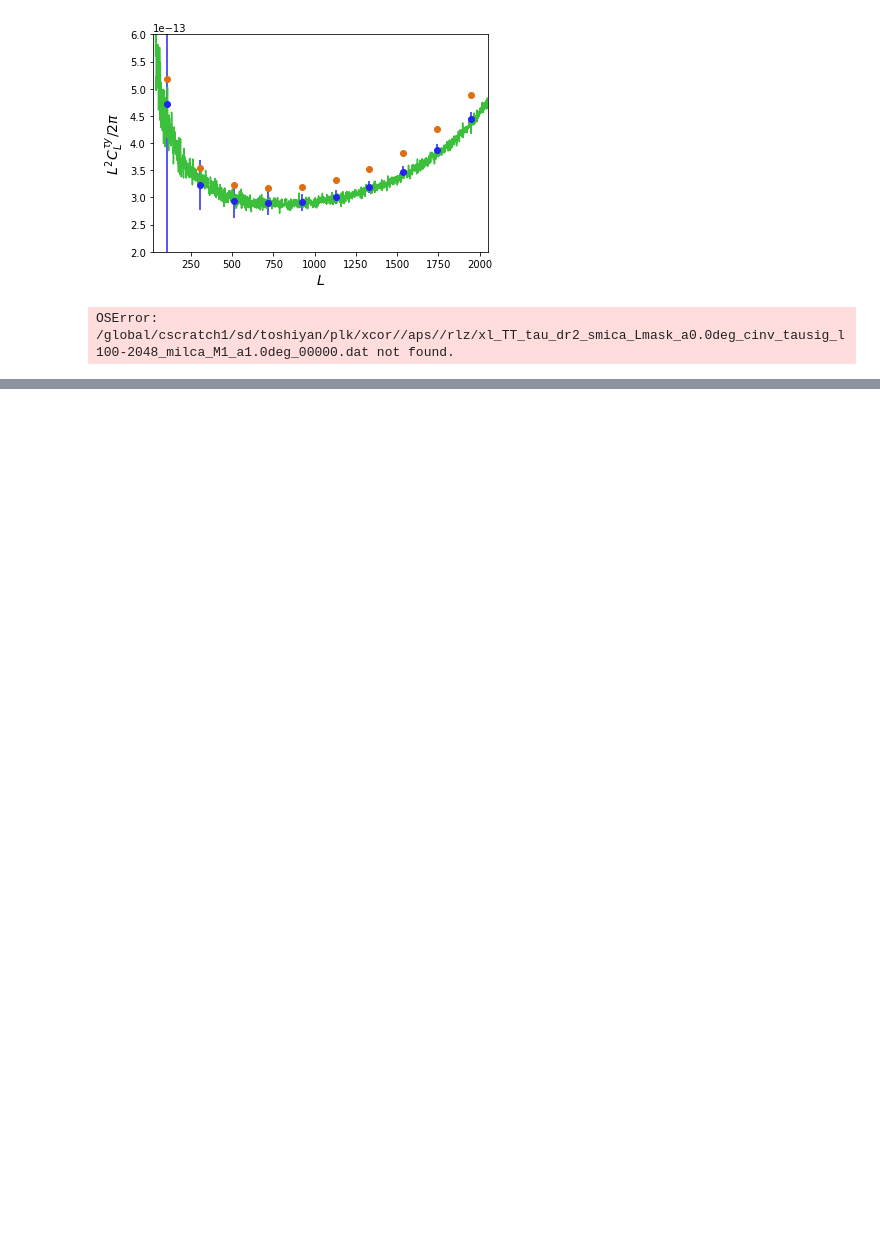
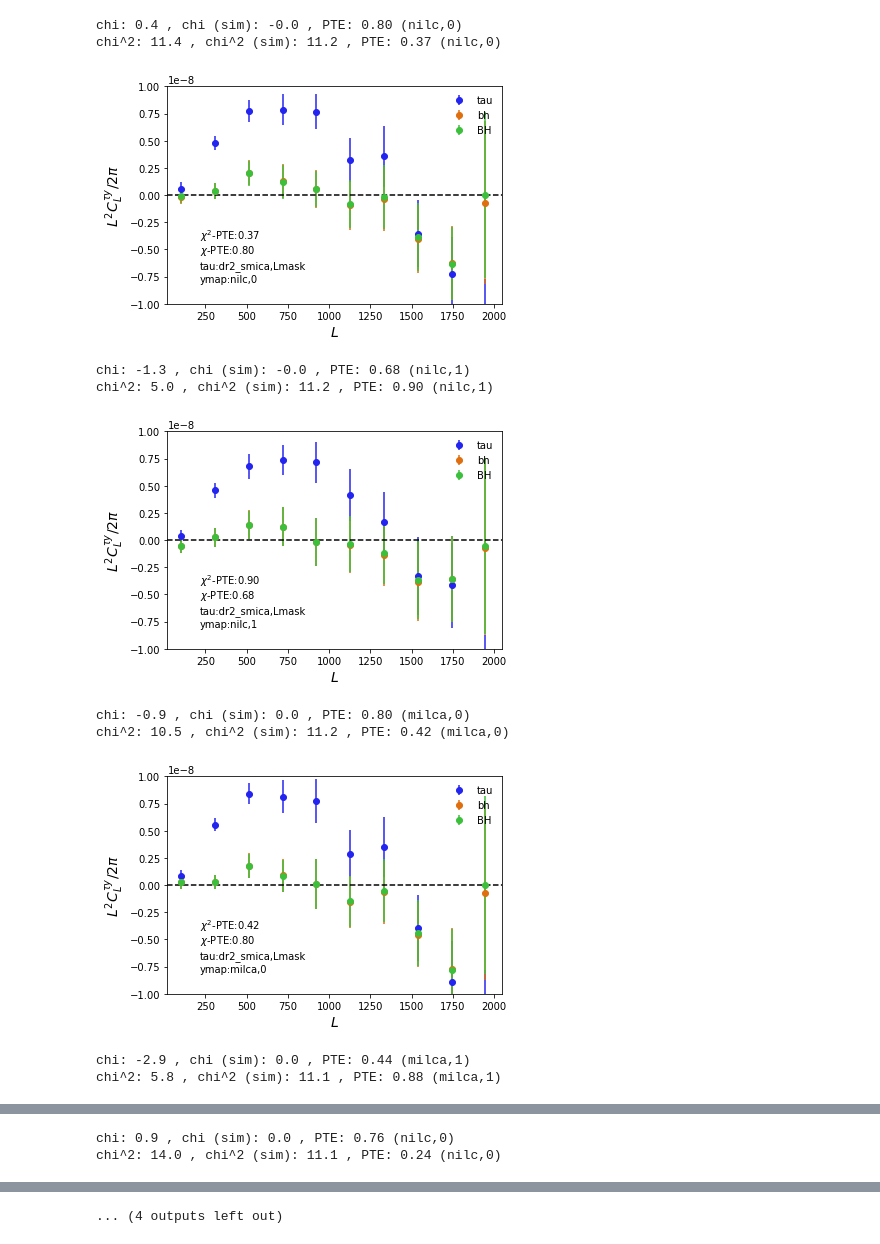
Before and after one commit to toshiyan/planck-tauxy, a Jupyter notebook: check_xcor.ipynb, the cells around one changed output, grey strips where cells are left out. Saved outputs shown, nothing was run; the diff lists cells and outputs as text; code cells hidden in the pictures; blank space fills up the shorter version.

```diff
--- a/check_xcor.ipynb
+++ b/check_xcor.ipynb
@@ -3,3 +3,24 @@ import numpy as np, curvedsky, prjlib, plottools as pl, tools_y, binning as bn,
 from matplotlib.pyplot import *
+# %%
+def plots(fltr,ytype,mtype,mb,dtype,cmask,form='{:.2f}'):
+    s = mb.bc**2/2/np.pi
+    p = prjlib.init_analysis(dtype=dtype,fltr=fltr,wtype=cmask)
+    qtau, qlen, qsrc, qtbh, qtBH = tools_qrec.init_quad(p.ids,p.stag,rlmin=100,rlmax=2048)
+    cy = tools_y.init_compy(p.ids,masktype=mtype,ytype=ytype,ascale=1.0)
+    fxtau = tools_y.init_cross(qtau,cy,p.ids,p.stag)
+    fxtbh = tools_y.init_cross(qtbh,cy,p.ids,'bh_'+p.stag)
+    fxtBH = tools_y.init_cross(qtBH,cy,p.ids,'BH_'+p.stag)
+    pl.plot_1dstyle(ymin=-1e-8,ymax=1e-8,ylab=r'$L^2C_L^{\tau y}/2\pi$')
+    for xobj, Lab in [(fxtau,'tau'),(fxtbh,'bh'),(fxtBH,'BH')]:
+        mcb, vcb, scb, ocb = bn.binned_spec(mb,xobj.xl,cn=1)
+        errorbar(mb.bc,s*ocb,yerr=s*vcb,fmt='o',label=Lab)
+    axhline(0.,color='k',ls='--')
+    st = ana.PTEs(ocb,scb,comment=ytype+','+str(mtype),x1pte=True)
+    figtext(.2,.20,'ymap:'+ytype+','+str(mtype))
+    figtext(.2,.25,'tau:'+dtype+','+str(cmask))
+    figtext(.2,.30,r'$\chi$-PTE:'+str(form.format(st.px1)))
+    figtext(.2,.35,r'$\chi^2$-PTE:'+str(form.format(st.px2)))
+    legend()
+    show()
 # %%
 mb = bn.multipole_binning(10,lmin=1,lmax=2048)
@@ -7,10 +26,0 @@ s = mb.bc**2/2/np.pi
-# %%
-fxtau, fxtbh, fxtBH = {}, {}, {}
-for fltr in ['none','cinv']:
-    for ascale in [1.0,0.0]:
-        p = prjlib.init_analysis(fltr=fltr,wtype='Lmask',tausig=True)
-        qtau, qlen, qsrc, qtbh, qtBH = tools_qrec.init_quad(p.ids,p.stag,rlmin=100,rlmax=2048)
-        cy = tools_y.init_compy(p.ids,masktype=0,ytype='milca',ascale=ascale)
-        fxtau[fltr,str(ascale)] = tools_y.init_cross(qtau,cy,p.ids,p.stag)
-        fxtbh[fltr,str(ascale)] = tools_y.init_cross(qtbh,cy,p.ids,'bh_'+p.stag)
-        fxtBH[fltr,str(ascale)] = tools_y.init_cross(qtBH,cy,p.ids,'BH_'+p.stag)
@@ -29,23 +26,0 @@ legend()
-# %%
-#for xobj in [fxtau['cinv','1.0'],fxtbh['cinv','1.0'],fxtBH['cinv','1.0']]:
-cltt = prjlib.tau_spec(2048)
-clty = np.sqrt(y0*cltt)*.9
-for xobj in [fxtBH['none','1.0']]:
-    mcb, vcb, scb = bn.binned_spec(mb,xobj.xl[:101],cn=1,doreal=False)
-    pl.plot_1dstyle(ymin=2e-13,ymax=6e-13,ylab=r'$L^2C_L^{\tau y}/2\pi$')
-    errorbar(mb.bc,mcb,yerr=vcb,fmt='o')
-    errorbar(mb.bc,mcb*1.1,fmt='o')
-    plot(clty)
-    axhline(0.,color='k',ls='--')
-    show()
-# %% [output]
-[figure, removed]
-# %%
-for xobj in [fxtau['cinv','1.0'],fxtbh['cinv','1.0'],fxtBH['cinv','1.0']]:
-    mcb, vcb, scb, ocb = bn.binned_spec(mb,xobj.xl,cn=1)
-    pl.plot_1dstyle(ymin=-8e-9,ymax=8e-9,ylab=r'$L^2C_L^{\tau y}/2\pi$')
-    errorbar(mb.bc,s*(ocb-mcb),yerr=s*vcb,fmt='o')
-    axhline(0.,color='k',ls='--')
-    show()
-# %% [output]
-OSError: /global/cscratch1/sd/toshiyan/plk/xcor//aps//rlz/xl_TT_tau_dr2_smica_Lmask_a0.0deg_cinv_tausig_l100-2048_milca_M1_a1.0deg_00000.dat not found.
@@ -53,0 +27,20 @@ plot(mb.bc,vcb)
+# %%
+#for fltr in ['none','cinv']:
+for fltr in ['none']:
+    for dtype in ['dr2_smica']:
+        for cmask in ['Lmask','G60Lmask']:
+            for ytype in ['nilc','milca']:
+                for mtype in [0,1]:
+                    plots(fltr,ytype,mtype,mb,dtype,cmask)
+# %% [output]
+chi: 0.4 , chi (sim): -0.0 , PTE: 0.80 (nilc,0)
+chi^2: 11.4 , chi^2 (sim): 11.2 , PTE: 0.37 (nilc,0)
+[figure, added]
+chi: -1.3 , chi (sim): -0.0 , PTE: 0.68 (nilc,1)
+chi^2: 5.0 , chi^2 (sim): 11.2 , PTE: 0.90 (nilc,1)
+[figure, added]
+chi: -0.9 , chi (sim): 0.0 , PTE: 0.80 (milca,0)
+chi^2: 10.5 , chi^2 (sim): 11.2 , PTE: 0.42 (milca,0)
+[figure, added]
+chi: -2.9 , chi (sim): 0.0 , PTE: 0.44 (milca,1)
+chi^2: 5.8 , chi^2 (sim): 11.1 , PTE: 0.88 (milca,1)
@@ -53,0 +48,2 @@ plot(mb.bc,vcb)
+chi: 0.9 , chi (sim): 0.0 , PTE: 0.76 (nilc,0)
+chi^2: 14.0 , chi^2 (sim): 11.1 , PTE: 0.24 (nilc,0)
@@ -54,3 +54,4 @@ plot(mb.bc,vcb)
+... (4 outputs left out)
 # %%
 cov = np.cov(scb[1:,:],rowvar=0)
 dcov = np.diag(1./np.sqrt(np.diag(cov)))
```
Also changed, not shown: parts of 5 cells of this notebook, 8 other files.
